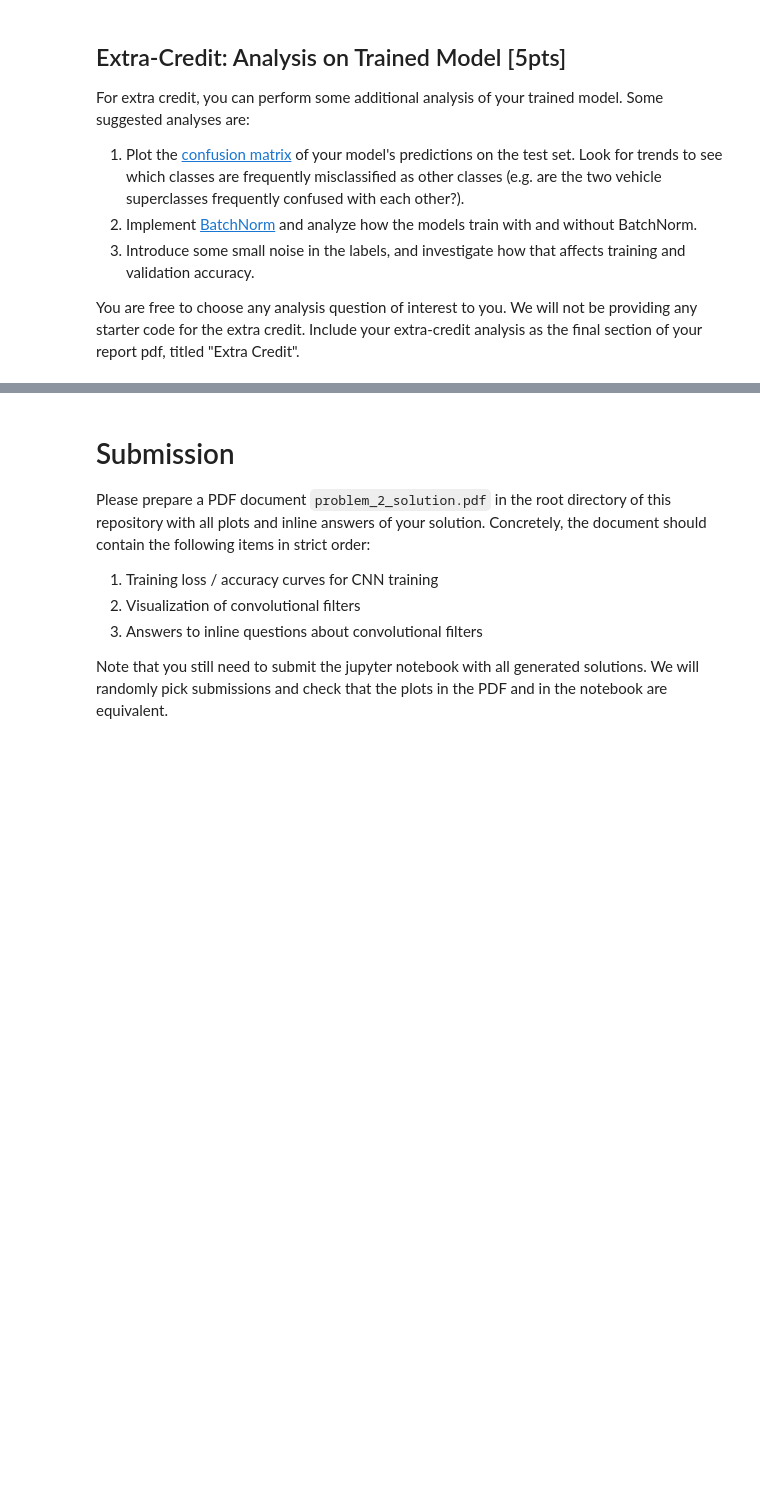
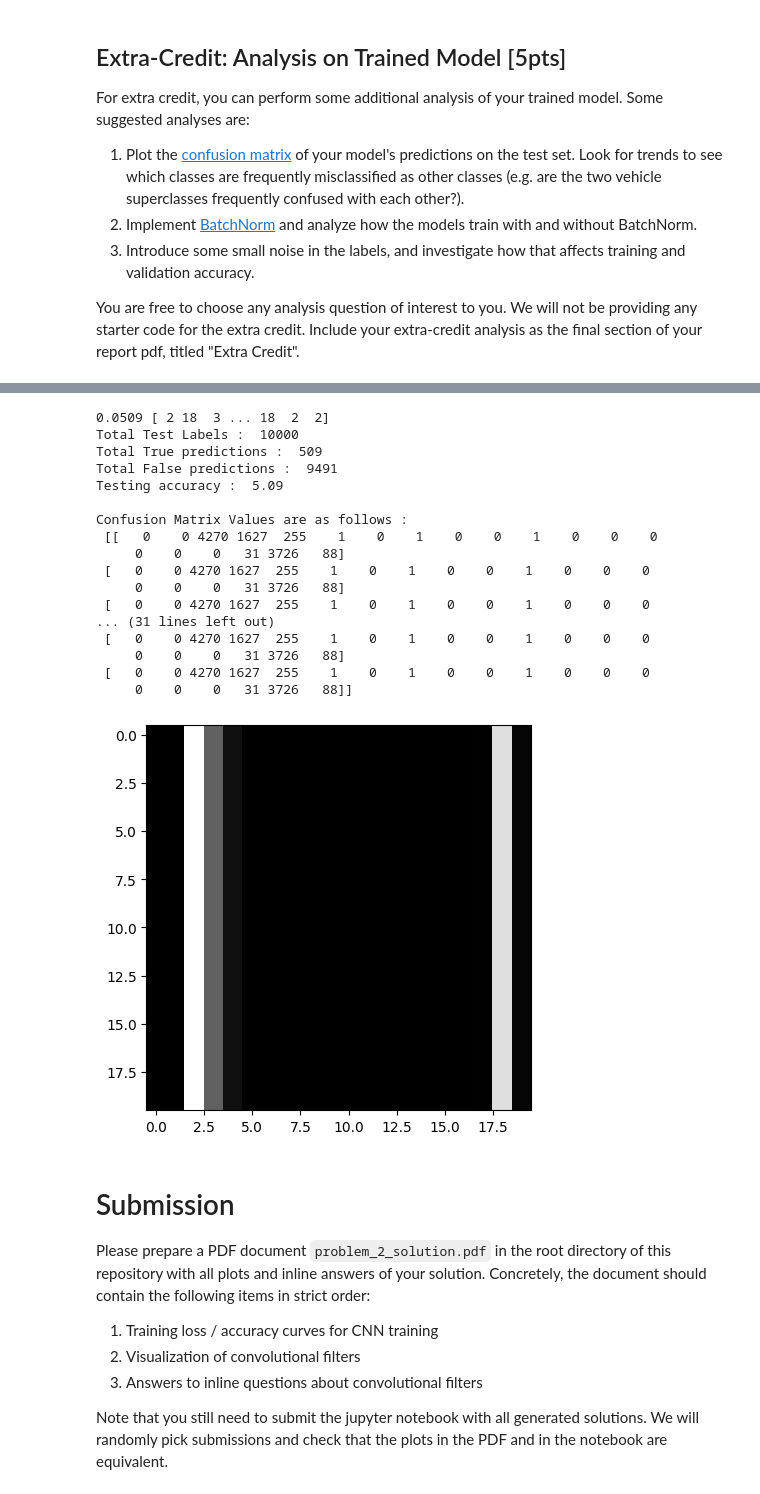
Before and after one commit to snehabandi/Deep-Learning-and-its-Applications, a Jupyter notebook: assignment1/Problem_2.ipynb, the cells around one changed output, grey strips where cells are left out. Drawn from its saved outputs; the diff is of its cells as text; code cells hidden in the pictures; blank space fills up the shorter version.

```diff
--- a/assignment1/Problem_2.ipynb
+++ b/assignment1/Problem_2.ipynb
@@ -502,0 +503,28 @@ You are free to choose any analysis question of interest to you. We will not be
+# %%
+def calc_conf_matrix (model, data, labels, num_samples=None, batch_size=1000):
+    N = data.shape[0]
+    if num_samples is not None and N > num_samples:
+        indices = np.random.choice(N, num_samples)
+        N = num_samples
+        data = data[indices]
+        labels = labels[indices]
+
+    num_batches = N // batch_size
+    if N % batch_size != 0:
+        num_batches += 1
+    preds = []
+    for i in range(num_batches):
+        start = i * batch_size
+        end = (i + 1) * batch_size
+        output = model.forward(data[start:end], False)
+        scores = softmax(output)
+        pred = np.argmax(scores, axis=1)
+        preds.append(pred)
+        print('Batch ',(i),' processed')
+    preds = np.hstack(preds)
+    accuracy = np.mean(preds == labels)
+    return accuracy, preds
+
+test_data = data['data_test']
+test_labels = data['labels_test']
+test_acc, preds = calc_conf_matrix(model, test_data, test_labels)
@@ -503,3 +542,39 @@ You are free to choose any analysis question of interest to you. We will not be
+# %%
+test_size = preds.shape[0]
+T = np.count_nonzero(preds==test_labels)
+F = test_size - T
+
+print('Total Test Labels : ',test_size)
+print('Total True predictions : ',T)
+print('Total False predictions : ',F)
+print('Testing accuracy : ',(test_acc*100))
+
+conf_matrix = arr = [[0]*20]*20
+for exp,pred in zip(test_labels,preds) :
+    conf_matrix[exp][pred]+=1
+print('\nConfusion Matrix Values are as follows : \n',np.matrix(conf_matrix))
+plt.figure(figsize=(5,5))
+plt.imshow(conf_matrix)
+plt.show()
+# %% [output]
+0.0509 [ 2 18  3 ... 18  2  2]
+Total Test Labels :  10000
+Total True predictions :  509
+Total False predictions :  9491
+Testing accuracy :  5.09
+
+Confusion Matrix Values are as follows :
+ [[   0    0 4270 1627  255    1    0    1    0    0    1    0    0    0
+     0    0    0   31 3726   88]
+ [   0    0 4270 1627  255    1    0    1    0    0    1    0    0    0
+     0    0    0   31 3726   88]
+ [   0    0 4270 1627  255    1    0    1    0    0    1    0    0    0
+... (31 lines left out)
+ [   0    0 4270 1627  255    1    0    1    0    0    1    0    0    0
+     0    0    0   31 3726   88]
+ [   0    0 4270 1627  255    1    0    1    0    0    1    0    0    0
+     0    0    0   31 3726   88]]
+[figure, added]
 # %% [markdown]
 # Submission
 
```
Also changed, not shown: parts of 3 cells of this notebook, 7 other files.
